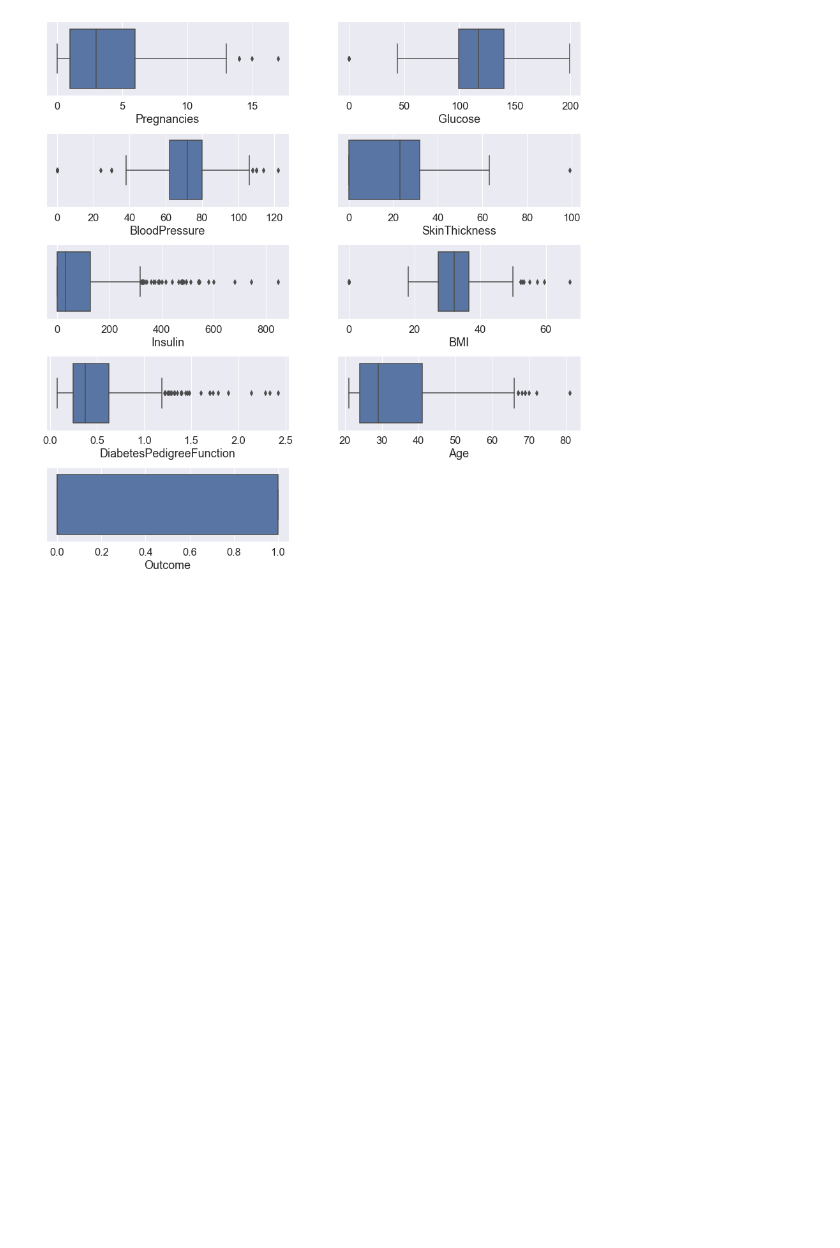
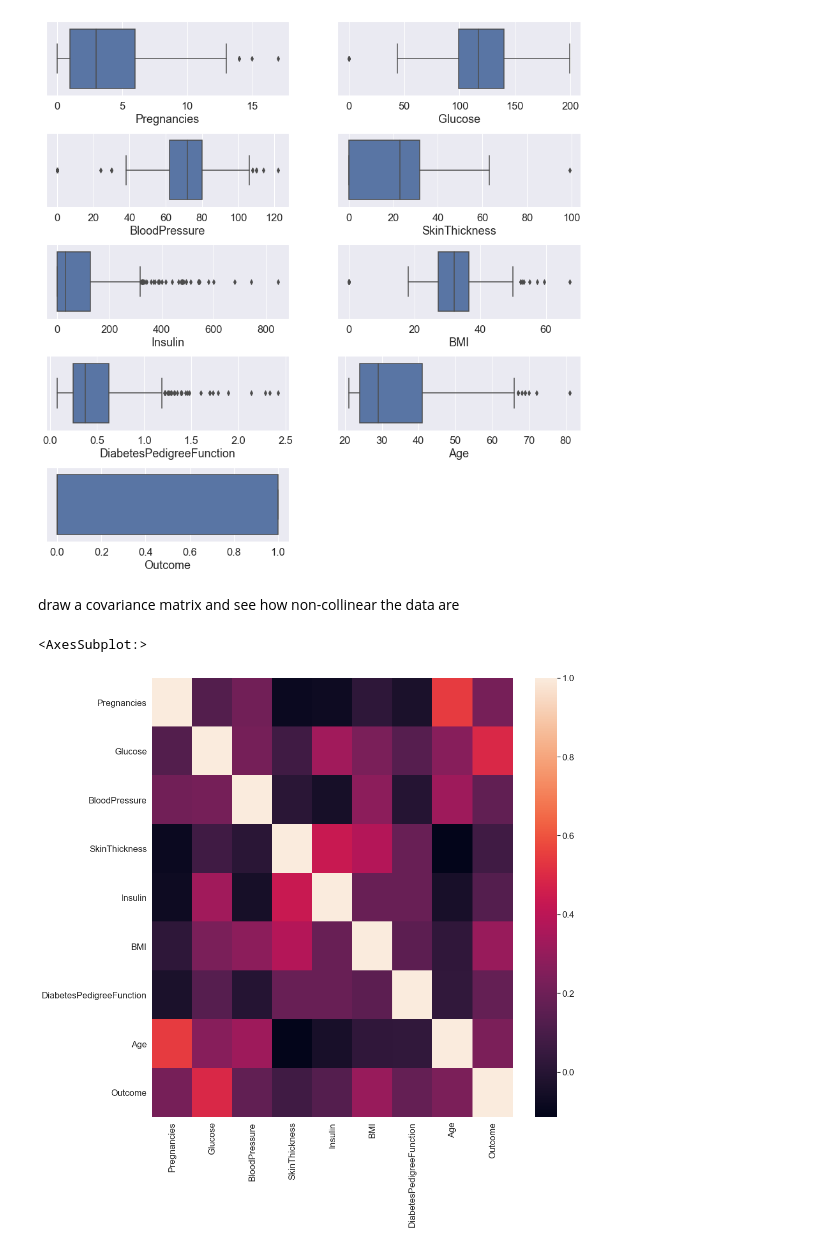
Before and after one commit to Leotiv-Vibs/test_tefal, a Jupyter notebook: data_analyst_test.ipynb, the cells around one changed output. Cells and saved outputs as stored; diff of their text form; code cells hidden in the pictures; blank space fills up the shorter version.

```diff
--- a/data_analyst_test.ipynb
+++ b/data_analyst_test.ipynb
@@ -78,3 +87,10 @@ for number in range(len(col_names)):
     sns.boxplot(data=df, x=col_names[number], hue="Outcome")
 # %% [output]
 [figure]
+# %% [markdown]
+draw a covariance matrix and see how non-collinear the data are
+# %%
+sns.heatmap(df.corr())
+# %% [output]
+<AxesSubplot:>
+[figure, added]
```
Also changed, not shown: parts of 86 cells of this notebook, 3 other files.
